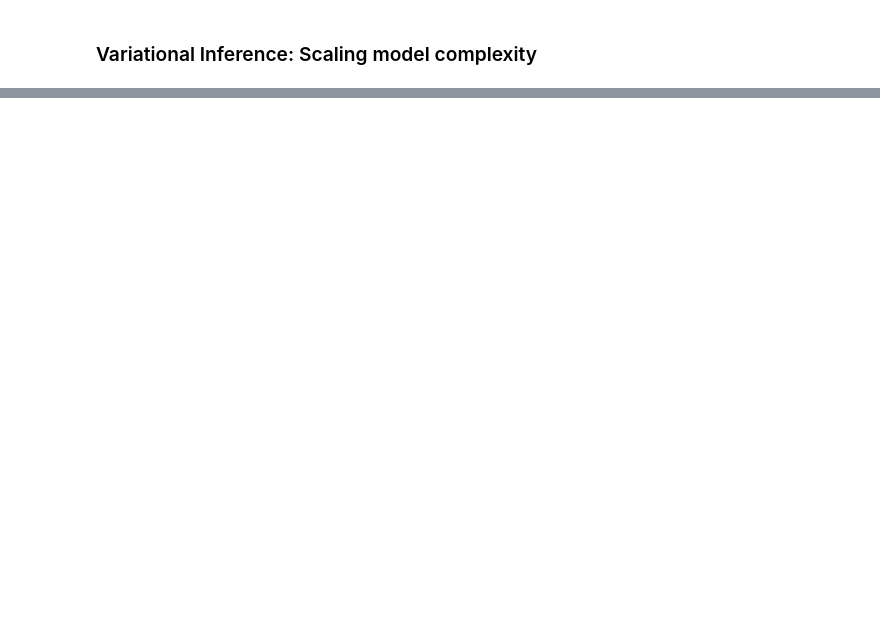
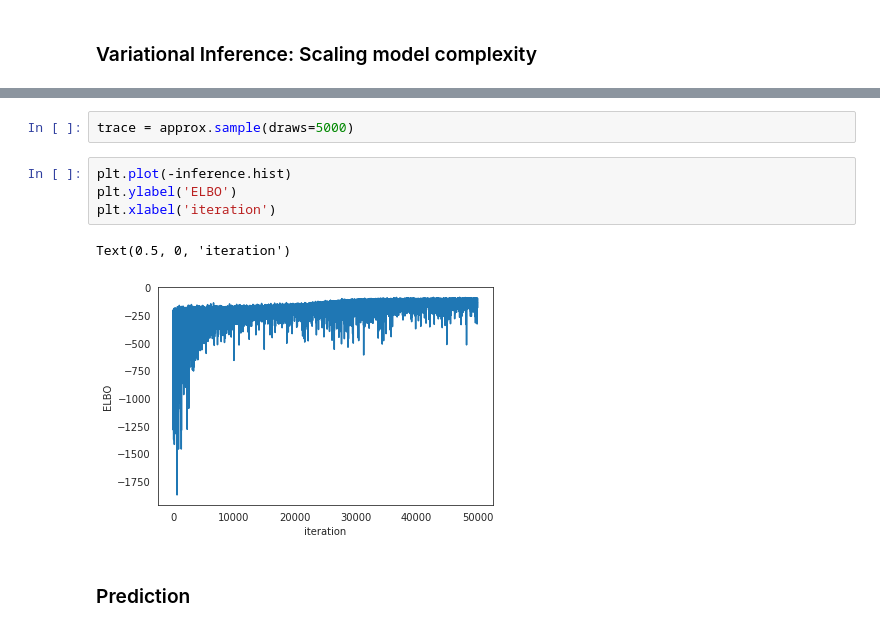
Before and after one commit to danhphan/bayesian-inferences, a Jupyter notebook: 81_bayesian_deep_learning.ipynb, the cells around one changed output, grey strips where cells are left out. Saved outputs shown, nothing was run; the diff lists cells and outputs as text; blank space fills up the shorter version.

```diff
--- a/81_bayesian_deep_learning.ipynb
+++ b/81_bayesian_deep_learning.ipynb
@@ -119,0 +127,11 @@ Exception: ('Compilation failed (return status=1): /home/jovyan/.theano/compiled
+# %%
+trace = approx.sample(draws=5000)
+# %%
+plt.plot(-inference.hist)
+plt.ylabel('ELBO')
+plt.xlabel('iteration')
+# %% [output]
+Text(0.5, 0, 'iteration')
+[figure, added]
+# %% [markdown]
+### Prediction
```
Also changed, not shown: parts of 18 cells of this notebook.
